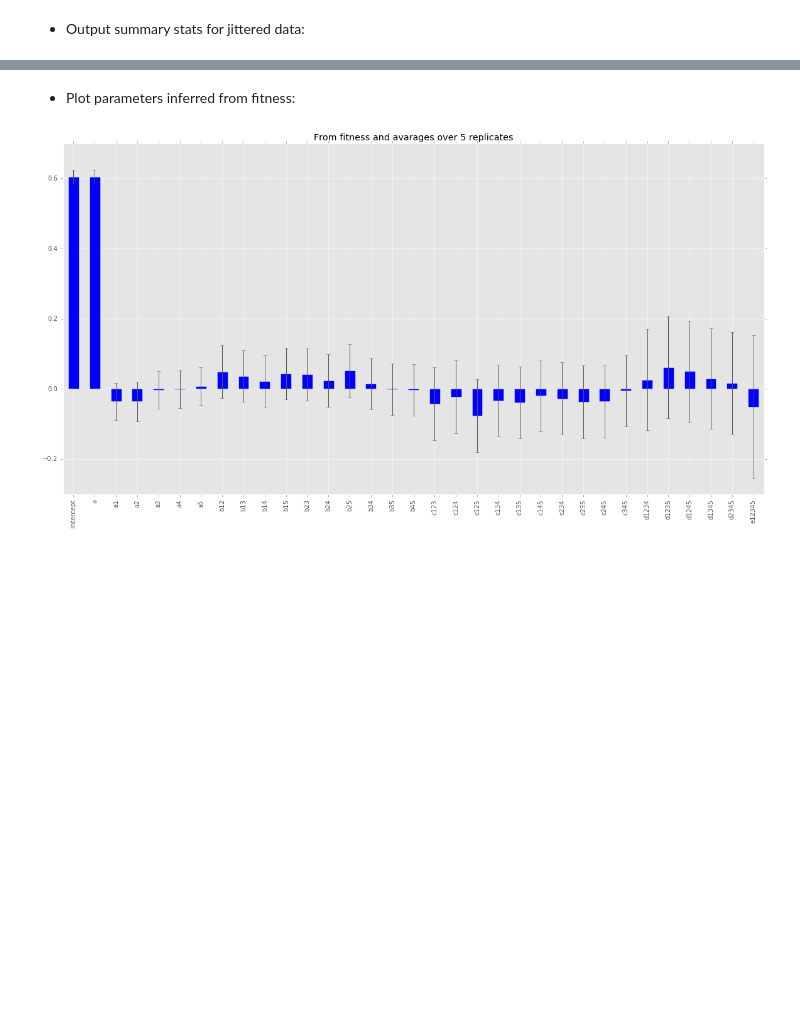
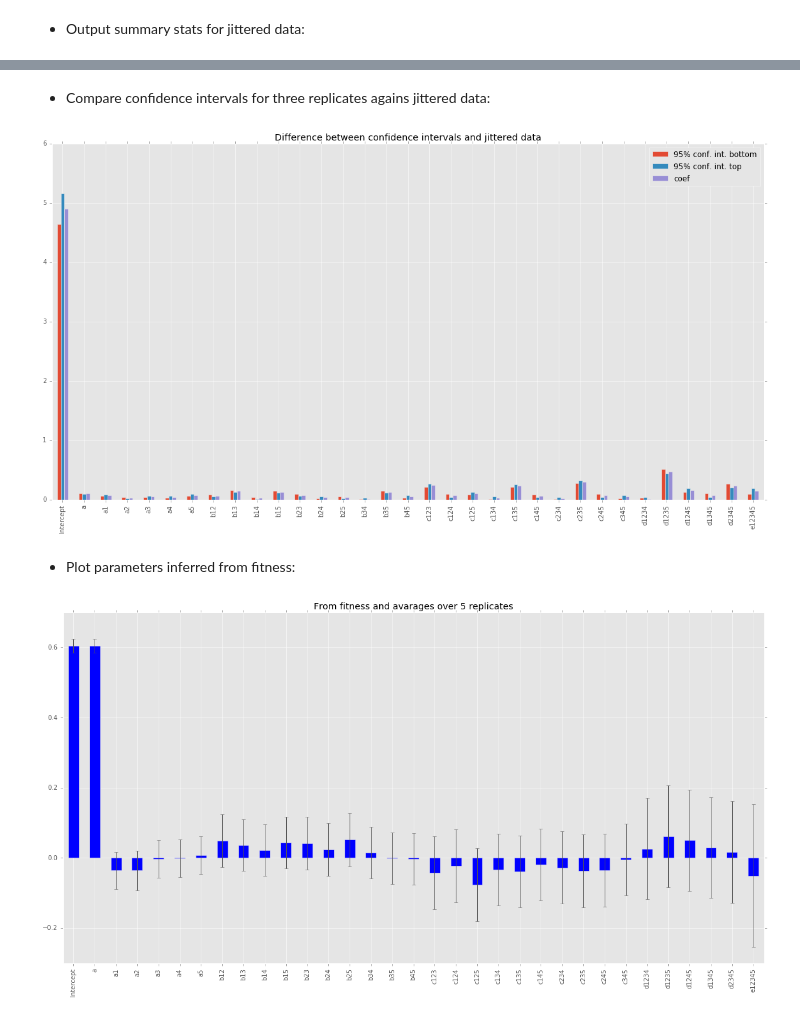
Before and after one commit to gavryushkin/microinteractions, a Jupyter notebook: taylor_lin_fit.ipynb, the cells around one changed output, grey strips where cells are left out. Cells and saved outputs as stored; diff of their text form; code cells hidden in the pictures; blank space fills up the shorter version.

```diff
--- a/taylor_lin_fit.ipynb
+++ b/taylor_lin_fit.ipynb
@@ -346,3 +377,15 @@ OLS Regression Results
+# %% [markdown]
+- Compare confidence intervals for three replicates agains jittered data:
+# %%
+conf_int_devtime_3_reps_difference_jitter = abs(conf_int_devtime_3_reps - conf_int_devtime_jitter)
+conf_int_devtime_3_reps_difference_jitter["coef"]["Intercept"] = conf_int_devtime_jitter["coef"]["Intercept"]
+conf_int_devtime_3_reps_difference_jitter["95% conf. int. top"]["Intercept"] = conf_int_devtime_jitter["95% conf. int. top"]["Intercept"]
+conf_int_devtime_3_reps_difference_jitter["95% conf. int. bottom"]["Intercept"] = conf_int_devtime_jitter["95% conf. int. bottom"]["Intercept"]
+conf_int_devtime_3_reps_difference_jitter.plot.bar(figsize=(20,10), title="Difference between confidence intervals "
+                                                   "and jittered data")
+plt.savefig("dev_time_differences_jitter_conf_int_as_bars.pdf")
+# %% [output]
+[figure, added]
 # %% [markdown]
 - Plot parameters inferred from fitness:
 # %%
```
Also changed, not shown: parts of 9 cells of this notebook.
